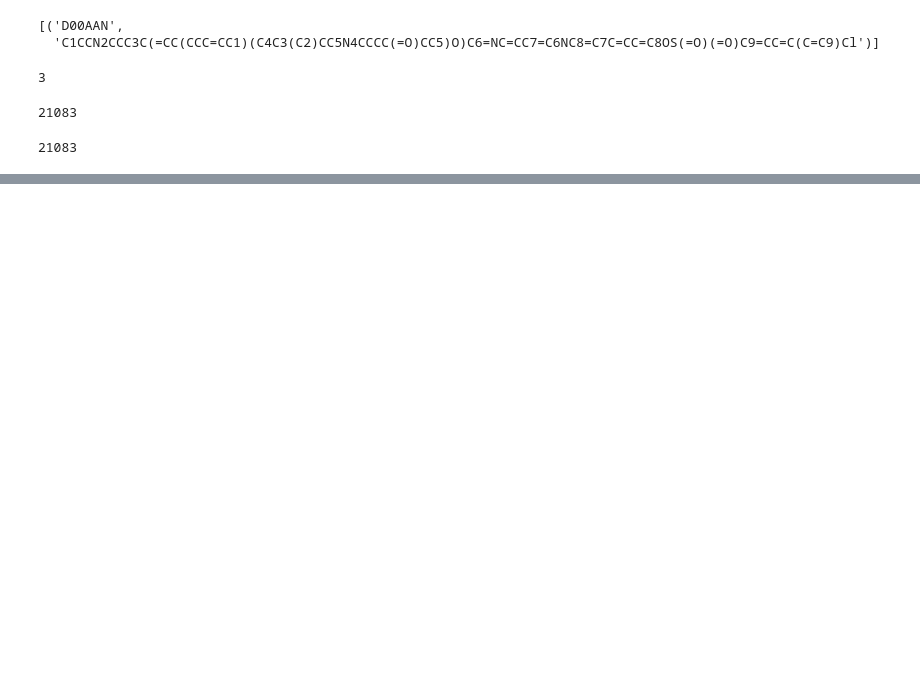
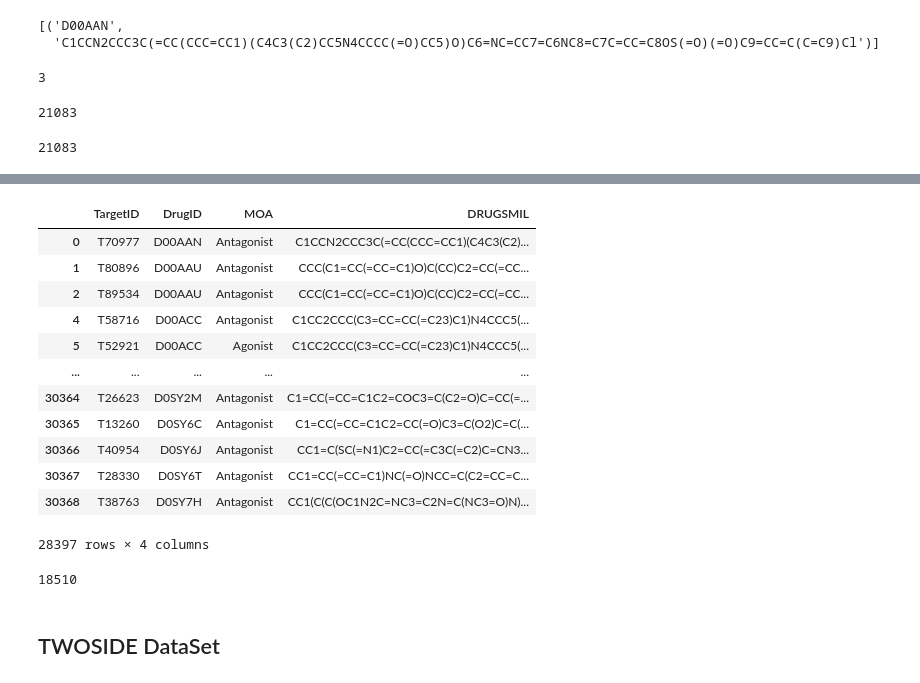
Before and after one commit to marcustan-94/ddi, a Jupyter notebook: notebooks/ys_feat_aug_txt.ipynb, the cells around one changed output, grey strips where cells are left out. Drawn from its saved outputs; the diff is of its cells as text; code cells hidden in the pictures; blank space fills up the shorter version.

```diff
--- a/notebooks/ys_feat_aug_txt.ipynb
+++ b/notebooks/ys_feat_aug_txt.ipynb
@@ -82,0 +141,24 @@ id_df.head()
+# %%
+drug_df = drug_df.dropna()
+# %%
+drug_df
+# %% [output]
+|  | TargetID | DrugID | MOA | DRUGSMIL |
+| 0 | T70977 | D00AAN | Antagonist | C1CCN2CCC3C(=CC(CCC=CC1)(C4C3(C2)... |
+| 1 | T80896 | D00AAU | Antagonist | CCC(C1=CC(=CC=C1)O)C(CC)C2=CC(=CC... |
+| 2 | T89534 | D00AAU | Antagonist | CCC(C1=CC(=CC=C1)O)C(CC)C2=CC(=CC... |
+| 4 | T58716 | D00ACC | Antagonist | C1CC2CCC(C3=CC=CC(=C23)C1)N4CCC5(... |
+| 5 | T52921 | D00ACC | Agonist | C1CC2CCC(C3=CC=CC(=C23)C1)N4CCC5(... |
+| ... | ... | ... | ... | ... |
+| 30364 | T26623 | D0SY2M | Antagonist | C1=CC(=CC=C1C2=COC3=C(C2=O)C=CC(=... |
+| 30365 | T13260 | D0SY6C | Antagonist | C1=CC(=CC=C1C2=CC(=O)C3=C(O2)C=C(... |
+| 30366 | T40954 | D0SY6J | Antagonist | CC1=C(SC(=N1)C2=CC(=C3C(=C2)C=CN3... |
+| 30367 | T28330 | D0SY6T | Antagonist | CC1=CC(=CC=C1)NC(=O)NCC=C(C2=CC=C... |
+| 30368 | T38763 | D0SY7H | Antagonist | CC1(C(C(OC1N2C=NC3=C2N=C(NC3=O)N)... |
+28397 rows × 4 columns
+# %%
+drug_df['DRUGSMIL'].nunique()
+# %% [output]
+18510
+# %% [markdown]
+## TWOSIDE DataSet
```
Also changed, not shown: parts of 42 cells of this notebook, 3 other files.
